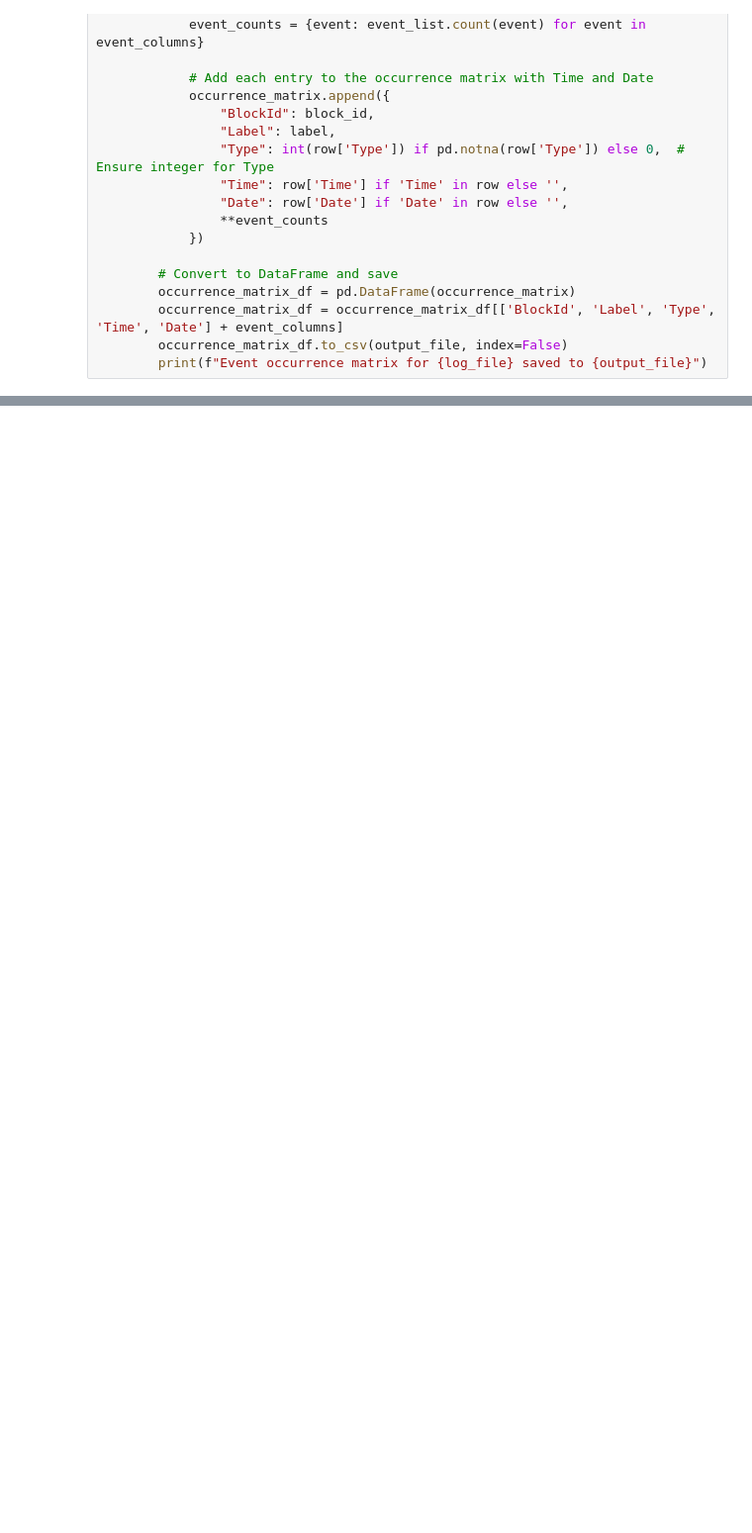
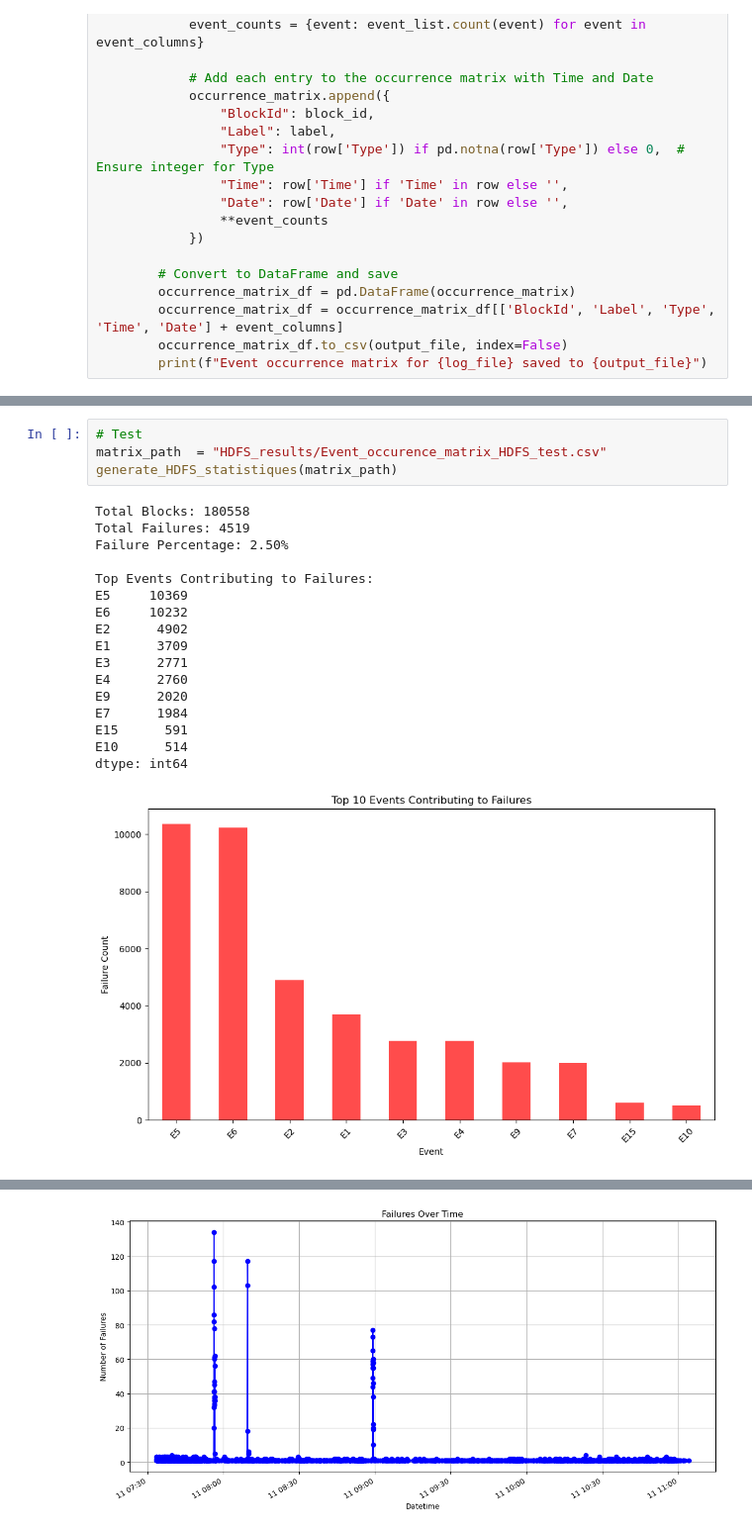
Before and after one commit to josephpierres/MGL870-TP2, a Jupyter notebook: MGL870-TP2-HDFS.ipynb, the cells around one changed output, grey strips where cells are left out. Shown at 99% size. Saved outputs shown, nothing was run; the diff lists cells and outputs as text; blank space fills up the shorter version.

```diff
--- a/MGL870-TP2-HDFS.ipynb
+++ b/MGL870-TP2-HDFS.ipynb
@@ -403,0 +585,22 @@ print(train_data[['Date', 'Time']].head())
+# %%
+# Test
+matrix_path  = "HDFS_results/Event_occurence_matrix_HDFS_test.csv"
+generate_HDFS_statistiques(matrix_path)
+# %% [output]
+Total Blocks: 180558
+Total Failures: 4519
+Failure Percentage: 2.50%
+
+Top Events Contributing to Failures:
+E5     10369
+E6     10232
+E2      4902
+E1      3709
+E3      2771
+E4      2760
+E9      2020
+E7      1984
+E15      591
+E10      514
+dtype: int64
+[figure, added]
@@ -403,0 +621 @@ print(train_data[['Date', 'Time']].head())
+[figure, added]
```
Also changed, not shown: parts of 10 cells of this notebook.
